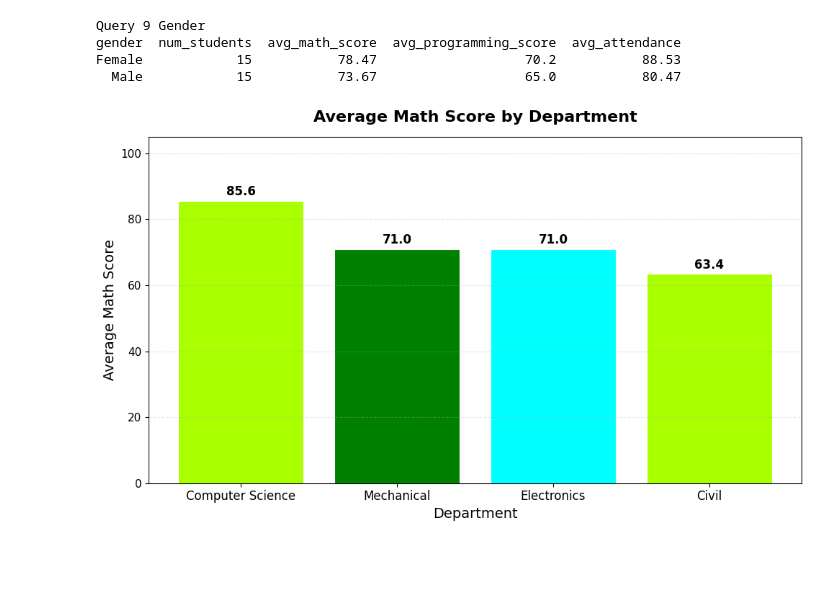
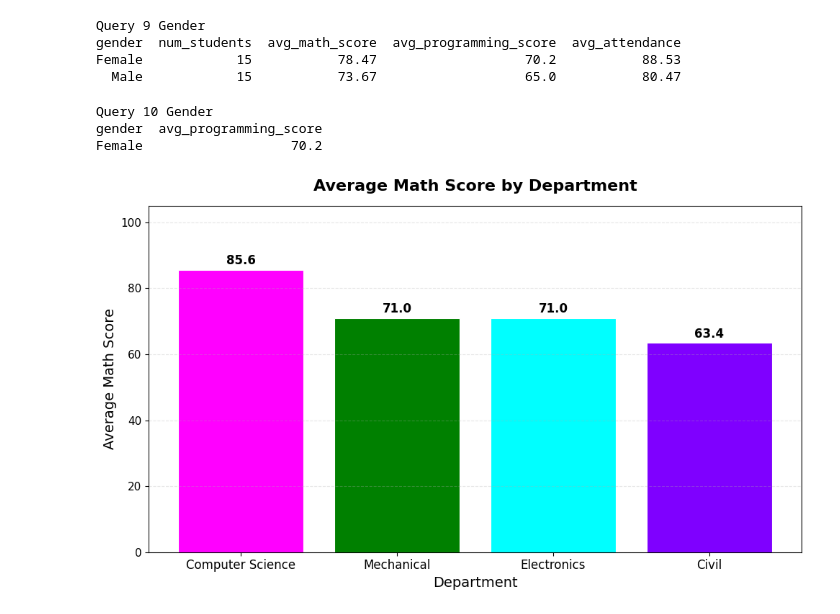
Before and after one commit to HarshiniArulmani2006/Harshini-codeboosters-2026, a Jupyter notebook: Day_2/Day_2_data_engineering.ipynb, the cells around one changed output. Saved outputs shown, nothing was run; the diff lists cells and outputs as text; code cells hidden in the pictures; blank space fills up the shorter version.

```diff
--- a/Day_2/Day_2_data_engineering.ipynb
+++ b/Day_2/Day_2_data_engineering.ipynb
@@ -228,6 +228,19 @@ Query 9 Gender
 gender  num_students  avg_math_score  avg_programming_score  avg_attendance
 Female            15           78.47                   70.2           88.53
   Male            15           73.67                   65.0           80.47
+# %%
+query10 = """
+SELECT gender,
+ROUND(AVG(programming_score),2) AS avg_programming_score
+FROM students
+GROUP BY gender
+HAVING gender='Female'
+"""
+result10=run_query(query10,"Query 10 Gender")
+# %% [output]
+Query 10 Gender
+gender  avg_programming_score
+Female                   70.2
 # %%
 #get data using sql
 chart1_sql="""
@@ -239,34 +252,34 @@ ORDER BY avg_math DESC
 """
 chart1_data=pd.read_sql_query(chart1_sql,conn)
 fig,ax=plt.subplots(figsize=(10,6))
-bar_colors=['#AAFF00','#008000','#00FFFF']
+bar_colors=['#FF00FF','#008000','#00FFFF','#7F00FF']
 bars=ax.bar(
     chart1_data['department'],
     chart1_data['avg_math'],
     color=bar_colors,
     edgecolor='white',
     linewidth=0.8
 )
 for bar in bars:
   height=bar.get_height()
   ax.text(
       bar.get_x()+bar.get_width()/2,
       height+0.8,
       f"{height:.1f}",
       ha='center',va='bottom',
       fontsize=12,fontweight='bold',
       color='black'
   )
 
 
 ax.set_title("Average Math Score by Department",fontsize=16,fontweight='bold',pad=15)
 ax.set_xlabel("Department",fontsize=14)
 ax.set_ylabel("Average Math Score",fontsize=14)
 ax.set_ylim(0,105)
 ax.tick_params(axis='x',labelsize=12)
 ax.tick_params(axis='y',labelsize=11)
 ax.grid(axis='y',alpha=0.3,linestyle='--')
 plt.tight_layout()
 plt.show()
 # %% [output]
-[figure, old version]
+[figure, new version]
```
